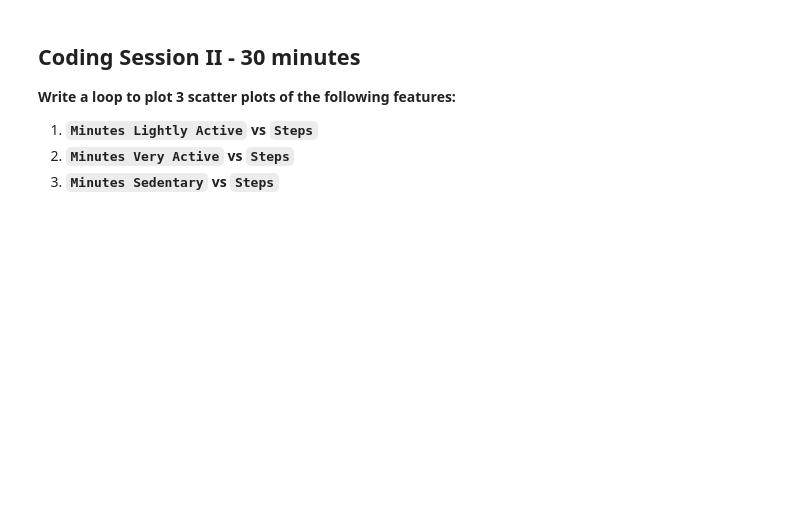
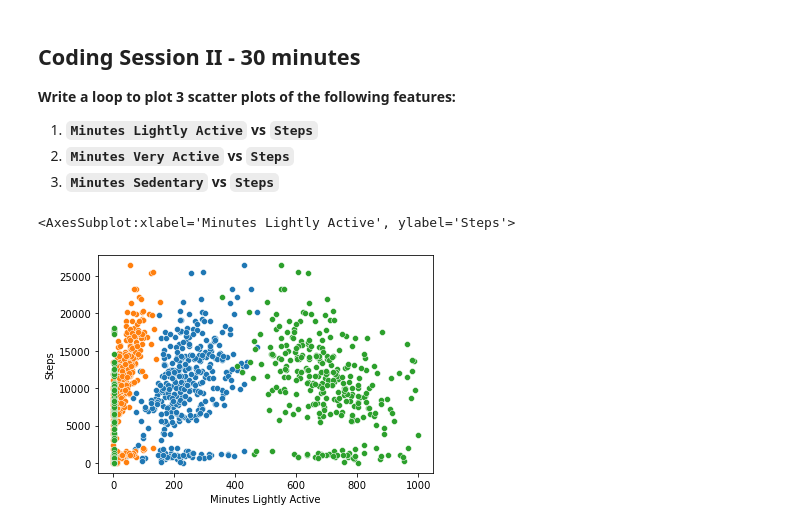
Before and after one commit to Ironhack-Data-Madrid-Enero-2021/lab-visualization-extra, a Jupyter notebook: challenge-1.ipynb, the cells around one changed output. Drawn from its saved outputs; the diff is of its cells as text; code cells hidden in the pictures; blank space fills up the shorter version.

```diff
--- a/challenge-1.ipynb
+++ b/challenge-1.ipynb
@@ -56,0 +69,8 @@ Hints:
+# %%
+# Driver 2 enter codes here
+sns.scatterplot(x="Minutes Lightly Active", y="Steps", data=fitbit)
+sns.scatterplot(x="Minutes Very Active", y="Steps", data=fitbit)
+sns.scatterplot(x="Minutes Sedentary", y="Steps", data=fitbit)
+# %% [output]
+<AxesSubplot:xlabel='Minutes Lightly Active', ylabel='Steps'>
+[figure, added]
```
Also changed, not shown: parts of 5 cells of this notebook, 1 other file.
